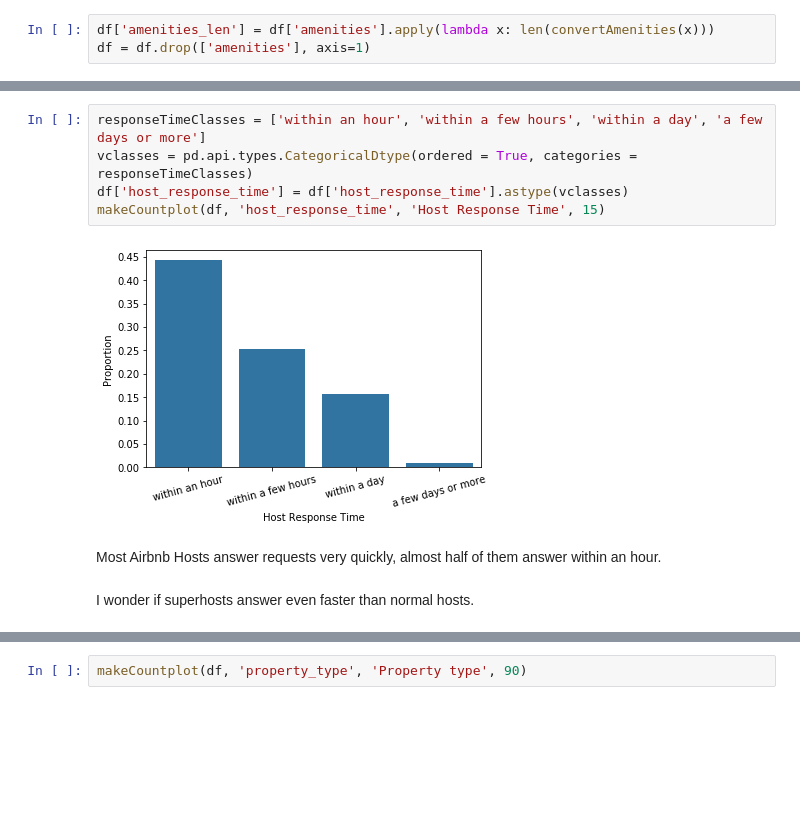
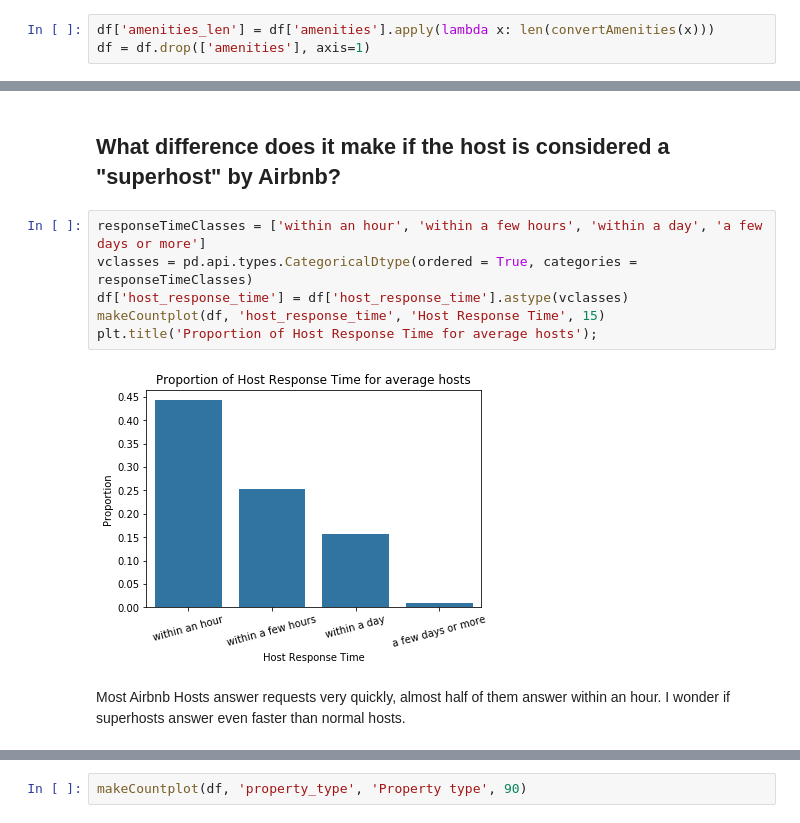
Before and after one commit to skalizzo/UdacityDataScientistND_Project1_1, a Jupyter notebook: Project_1_1_ChristianRichter_airbnb.ipynb, the cells around one changed output, grey strips where cells are left out. Saved outputs shown, nothing was run; the diff lists cells and outputs as text; blank space fills up the shorter version.

```diff
--- a/Project_1_1_ChristianRichter_airbnb.ipynb
+++ b/Project_1_1_ChristianRichter_airbnb.ipynb
@@ -341,14 +362,16 @@ Text(0, 0.5, 'Count')
+# %% [markdown]
+## What difference does it make if the host is considered a "superhost" by Airbnb?
 # %%
 responseTimeClasses = ['within an hour', 'within a few hours', 'within a day', 'a few days or more']
 vclasses = pd.api.types.CategoricalDtype(ordered = True, categories = responseTimeClasses)
 df['host_response_time'] = df['host_response_time'].astype(vclasses)
 makeCountplot(df, 'host_response_time', 'Host Response Time', 15)
+plt.title('Proportion of Host Response Time for average hosts');
 # %% [output]
-[figure, old version]
+[figure, new version]
 # %% [markdown]
 Most Airbnb Hosts answer requests very quickly, almost half of them answer within an hour.
+I wonder if superhosts answer even faster than normal hosts.
-# %% [markdown]
-I wonder if superhosts answer even faster than normal hosts.
 # %%
 x, y, hue = "host_response_time", "Proportion", "host_is_superhost"
 
```
Also changed, not shown: parts of 52 cells of this notebook.
